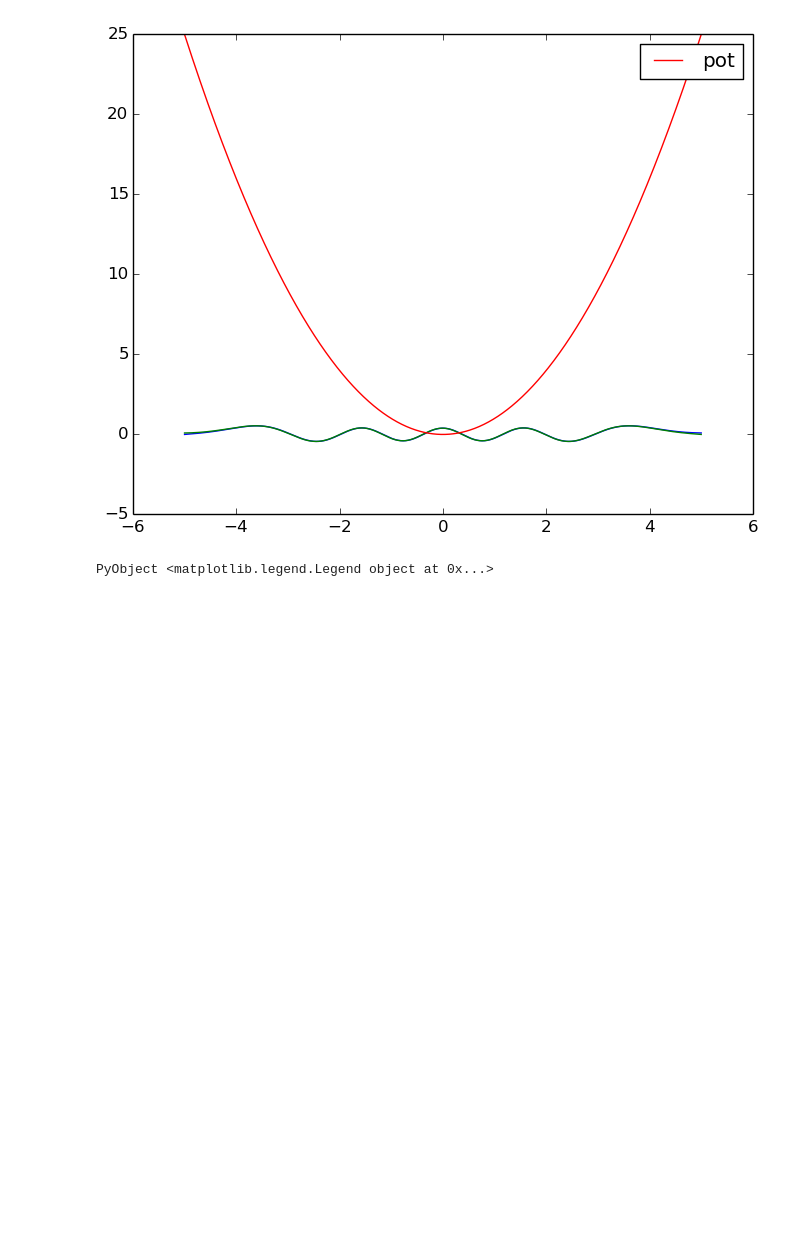
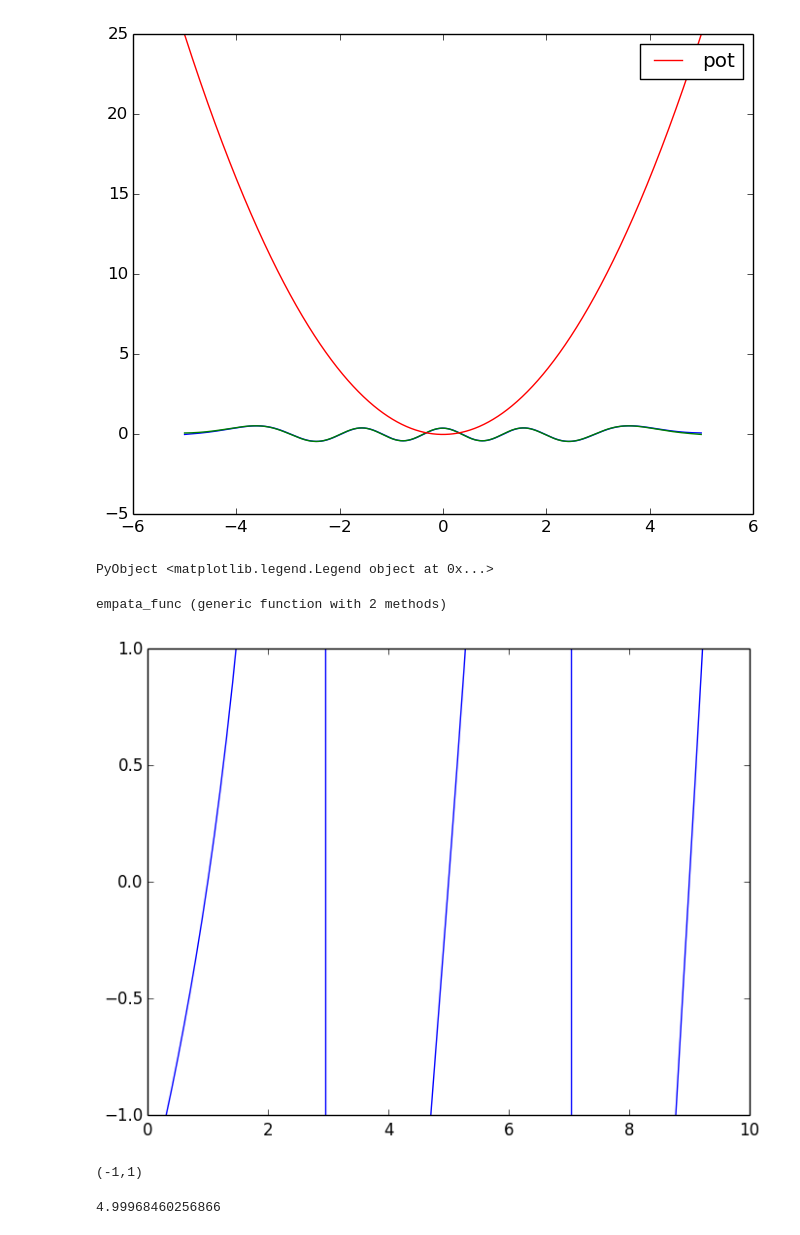
Before and after one commit to davidamaro/finalcompu, a Jupyter notebook: trabajo.ipynb, the cells around one changed output. Saved outputs shown, nothing was run; the diff lists cells and outputs as text; code cells hidden in the pictures; blank space fills up the shorter version.

```diff
--- a/trabajo.ipynb
+++ b/trabajo.ipynb
@@ -421,3 +421,48 @@ legend()
 # %% [output]
 [figure]
 PyObject <matplotlib.legend.Legend object at 0x...>
+# %%
+function empata_func(N, E, V, x_i, x_f, x_min)
+    #Encontramos el punto de la malla correspondiente al mínimo:
+    Delta = (x_f-x_i)/N
+    i_min = (x_min-x_i)/Delta
+    #Construimos las soluciones izquierdas y derechas:
+    ψ_L = numerov_L(N, E, V, x_i, x_f)
+    ψ_R = numerov_R(N, E, V, x_i, x_f)
+    #Para que las funciones coincidan, multiplicamos una de ellas por el factor necesario
+    ψ_L = ψ_L .* (ψ_R[i_min]/ψ_L[i_min])
+    #Al crecer E, ψ irá desarrollando más nodos. Cada vez que esto pase,
+    #el signo relativo entre la derivada de ψ_L y ψ_R cambiará. Para compensar esto, hacemos una rutina que
+    #cuente nodos y cambie el signo de la resta de derivadas correspondientemente:
+    nodos = 0
+    for i in 2:N
+        if sign(ψ_L[i-1]) != sign(ψ_L[i])
+            nodos += 1
+        end
+    end
+    if nodos %2 ==0
+        signo = 1
+    else
+        signo = -1
+    end
+    return ((ψ_R[i_min+1] - ψ_R[i_min-1]) -( ψ_L[i_min+1] - ψ_L[i_min-1]))/(2Delta*ψ_R[i_min])
+
+end
+# %% [output]
+empata_func (generic function with 2 methods)
+# %%
+N=100
+x_i = -10
+x_f = 10
+
+energias = linspace(0,10,100)
+F = map((x -> empata_func(N, x, V_o, x_i, x_f, 0)), energias)
+plot(energias, F)
+ylim(-1,1)
+# %% [output]
+[figure, added]
+(-1,1)
+# %%
+E_0 = bisec(4, 6, 1, (u->empata_func(N, u, V_o, x_i, x_f, 0)))
+# %% [output]
+4.99968460256866
```
Also changed, not shown: parts of 2 cells of this notebook.
